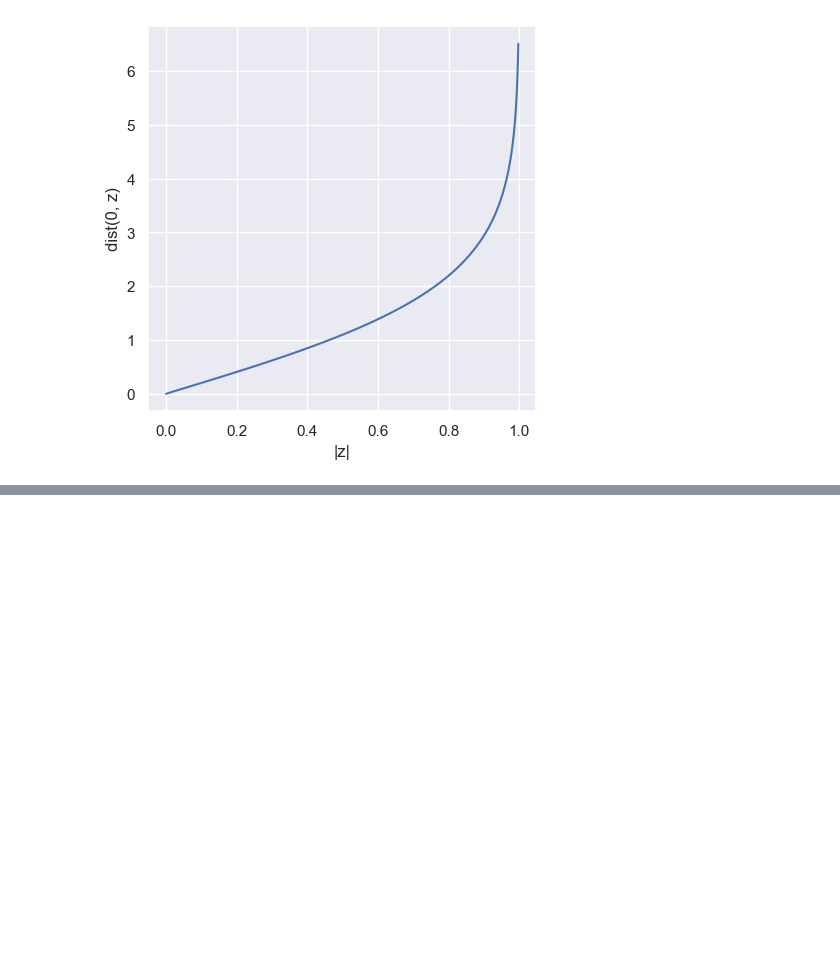
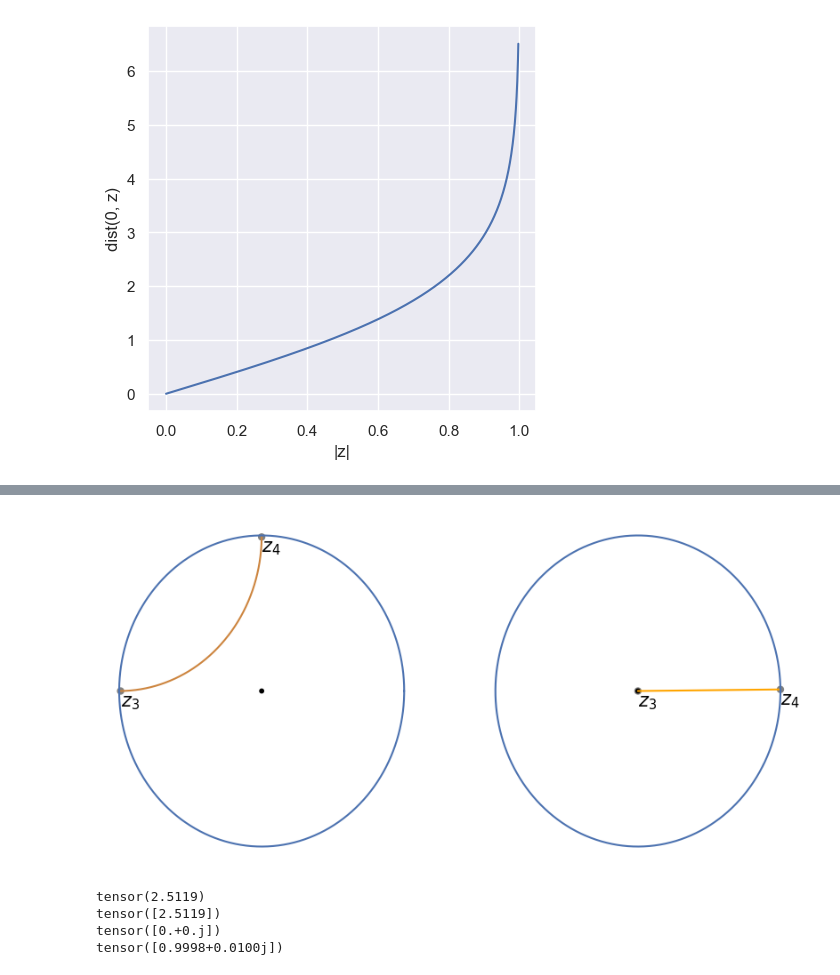
Before and after one commit to RaphaelVogt/Bachelorarbeit, a Jupyter notebook: poincare_disk.ipynb, the cells around one changed output, grey strips where cells are left out. Cells and saved outputs as stored; diff of their text form; code cells hidden in the pictures; blank space fills up the shorter version.

Commit message:
added moebius transformations and distances from the center

```diff
--- a/poincare_disk.ipynb
+++ b/poincare_disk.ipynb
@@ -92,0 +93,52 @@ plt.show()
+# %%
+moeb_geod_z3_z4 = torch.vmap(moebius, in_dims=(0, None, None))(geod_z3_z4, z3, "disk")
+moeb_z3, moeb_z4 = moebius(z3, z3, "disk"), moebius(z4, z3, "disk")
+moeb_geod_z3_z4 = torch.exp(torch.view_as_complex(torch.tensor([0.0, 1.0])) * 2*math.pi) * moeb_geod_z3_z4
+
+fig, (ax1, ax2) = plt.subplots(1, 2, figsize=(10, 5))
+points = {
+    r"$z_3$": z3,
+    r"$z_4$": z4
+}
+
+moeb_points = {
+    r"$z_3$": moeb_z3,
+    r"$z_4$": moeb_z4
+}
+
+ax1.plot(geod_z3_z4.real, geod_z3_z4.imag, color="peru")
+ax1.plot(sphere.real, sphere.imag)
+ax1.scatter(
+    [z3.real, z4.real, torch.zeros(1)],
+    [z3.imag, z4.imag, torch.zeros(1)],
+    c=["grey", "grey", "black"],
+    s=[25, 25, 10]
+)
+ax1.axis("off")
+for name, val in points.items():
+    ax1.annotate(name, (val.real, val.imag - 0.1), fontsize=15, c="black")
+
+ax2.plot(moeb_geod_z3_z4.real, moeb_geod_z3_z4.imag, color="orange")
+ax2.plot(sphere.real, sphere.imag)
+ax2.scatter(
+    [moeb_z3.real, moeb_z4.real, torch.zeros(1)],
+    [moeb_z3.imag, moeb_z4.imag, torch.zeros(1)],
+    c=["grey", "grey", "black"],
+    s=[25, 25, 10]
+)
+ax2.axis("off")
+for name, val in moeb_points.items():
+    ax2.annotate(name, (val.real, val.imag - 0.1), fontsize=15, c="black")
+
+plt.show()
+
+print(distance(z5, z6, "disk"))
+print(distance_center(moeb_z6, "disk"))
+print(moeb_z3)
+print(moeb_z4)
+# %% [output]
+[figure, added]
+tensor(2.5119)
+tensor([2.5119])
+tensor([0.+0.j])
+tensor([0.9998+0.0100j])
```
Also changed, not shown: parts of 2 cells of this notebook, 1 other file.
